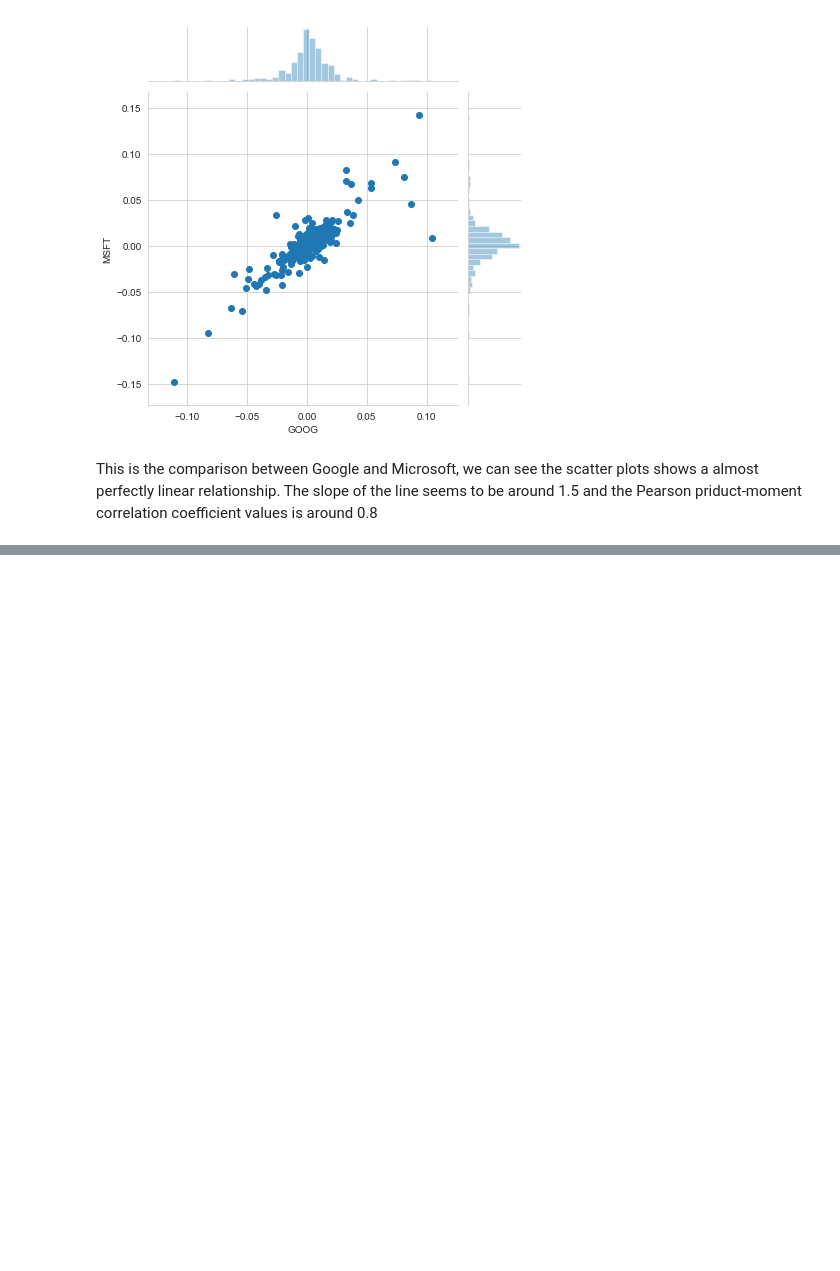
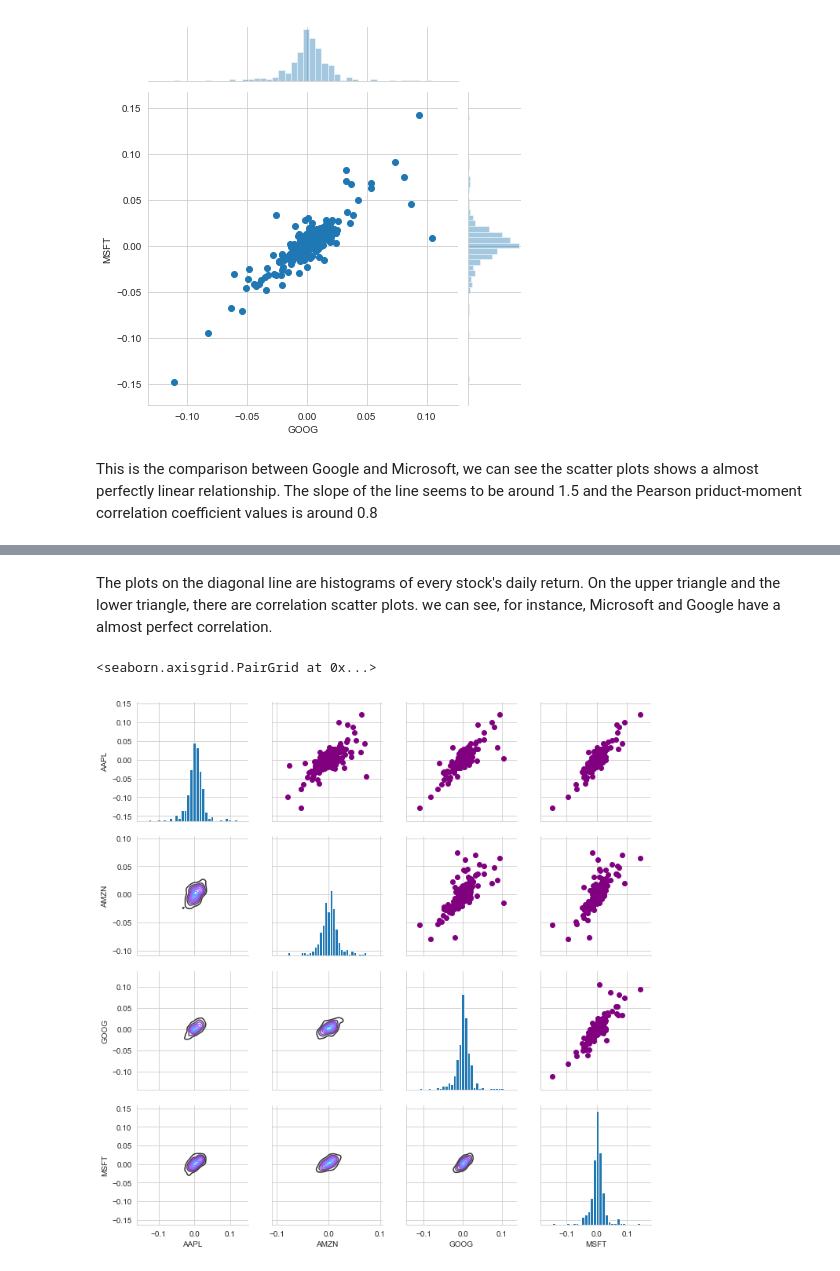
Before and after one commit to stellazhu31/Stock_Market_Data_Analysis, a Jupyter notebook: Stock Market Data Analysis - Personal Project .ipynb, the cells around one changed output, grey strips where cells are left out. Cells and saved outputs as stored; diff of their text form; code cells hidden in the pictures; blank space fills up the shorter version.

Commit message:
Correlation Analysis

```diff
--- a/Stock Market Data Analysis - Personal Project .ipynb
+++ b/Stock Market Data Analysis - Personal Project .ipynb
@@ -174,0 +191,13 @@ This is the comparison between Google and Microsoft, we can see the scatter plot
+# %% [markdown]
+The plots on the diagonal line are histograms of every stock's daily return. On the upper triangle and the lower triangle, there are correlation scatter plots. we can see, for instance, Microsoft and Google have a almost perfect correlation.
+# %%
+returns_fig = sns.PairGrid(tech_rets.dropna())
+
+returns_fig.map_upper(plt.scatter,color='purple')
+
+returns_fig.map_lower(sns.kdeplot,cmap='cool_d')
+
+returns_fig.map_diag(plt.hist,bins=30)
+# %% [output]
+<seaborn.axisgrid.PairGrid at 0x...>
+[figure, added]
```
Also changed, not shown: parts of 11 cells of this notebook.
